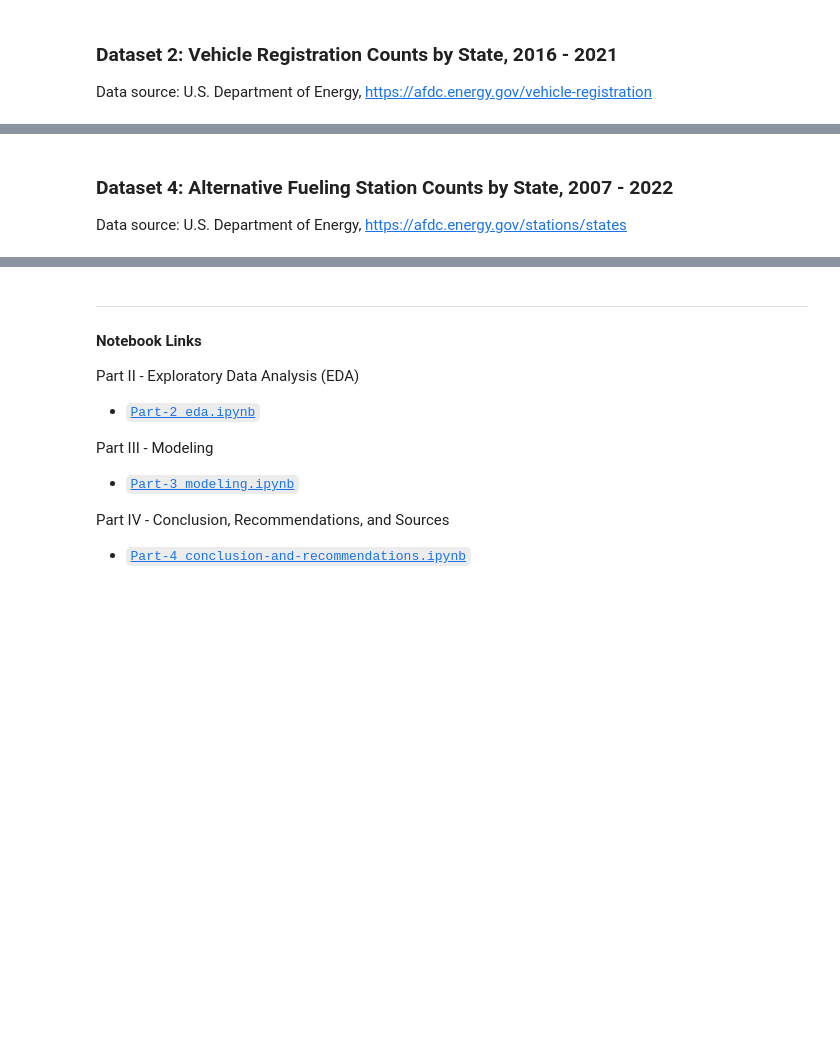
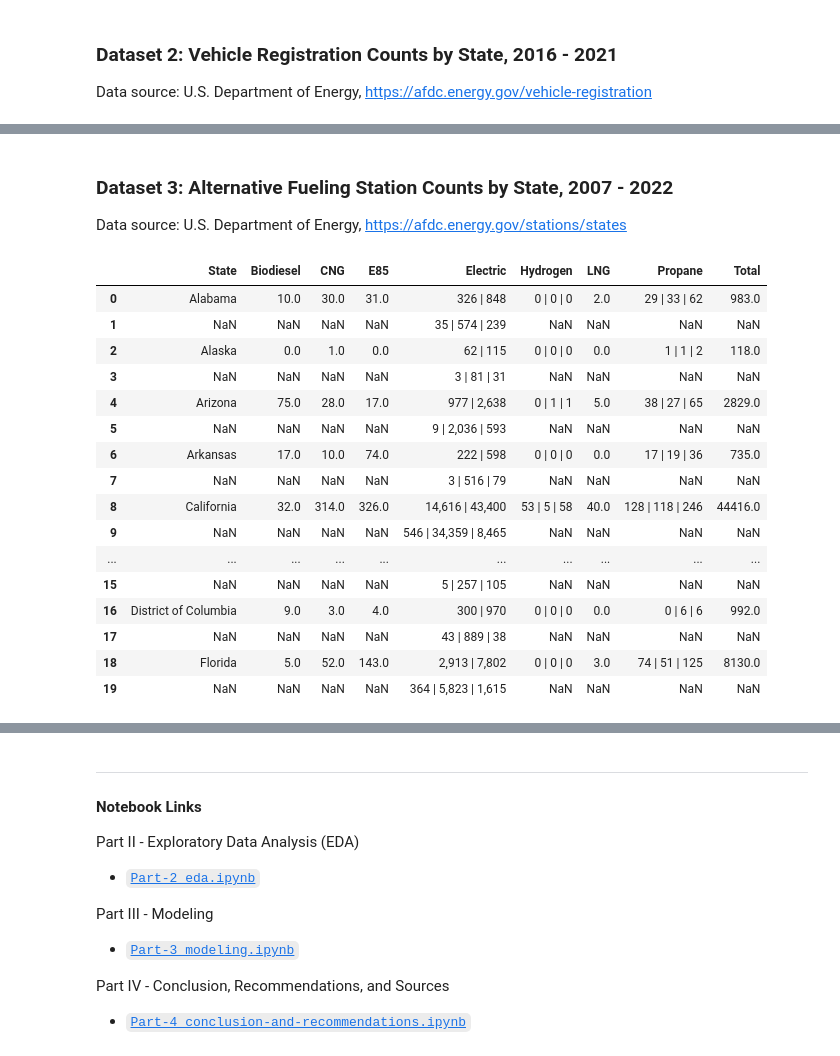
Before and after one commit to boay00/group-project-ev, a Jupyter notebook: code/Part-1_setup-and-clean.ipynb, the cells around one changed output, grey strips where cells are left out. Saved outputs shown, nothing was run; the diff lists cells and outputs as text; code cells hidden in the pictures; blank space fills up the shorter version.

Commit message:
completed Part 1. Added assets folder. Deleted WA EV data. Updated README.

```diff
--- a/code/Part-1_setup-and-clean.ipynb
+++ b/code/Part-1_setup-and-clean.ipynb
@@ -253,3 +302,25 @@ Data source: data.gov, https://catalog.data.gov/dataset/electric-vehicle-populat
 # %% [markdown]
-### Dataset 4: Alternative Fueling Station Counts by State, 2007 - 2022
+### Dataset 3: Alternative Fueling Station Counts by State, 2007 - 2022
 Data source: U.S. Department of Energy, https://afdc.energy.gov/stations/states
+# %%
+# read data from excel_sheet to check the datafram information
+station_counts_2022 = pd.read_excel("../data/historical-station-counts.xlsx", sheet_name="2022")
+station_counts_2022.head(20)
+# %% [output]
+|  | State | Biodiesel | CNG | E85 | Electric | Hydrogen | LNG | Propane | Total |
+| 0 | Alabama | 10.0 | 30.0 | 31.0 | 326 | 848 | 0 | 0 | 0 | 2.0 | 29 | 33 | 62 | 983.0 |
+| 1 | NaN | NaN | NaN | NaN | 35 | 574 | 239 | NaN | NaN | NaN | NaN |
+| 2 | Alaska | 0.0 | 1.0 | 0.0 | 62 | 115 | 0 | 0 | 0 | 0.0 | 1 | 1 | 2 | 118.0 |
+| 3 | NaN | NaN | NaN | NaN | 3 | 81 | 31 | NaN | NaN | NaN | NaN |
+| 4 | Arizona | 75.0 | 28.0 | 17.0 | 977 | 2,638 | 0 | 1 | 1 | 5.0 | 38 | 27 | 65 | 2829.0 |
+| 5 | NaN | NaN | NaN | NaN | 9 | 2,036 | 593 | NaN | NaN | NaN | NaN |
+| 6 | Arkansas | 17.0 | 10.0 | 74.0 | 222 | 598 | 0 | 0 | 0 | 0.0 | 17 | 19 | 36 | 735.0 |
+| 7 | NaN | NaN | NaN | NaN | 3 | 516 | 79 | NaN | NaN | NaN | NaN |
+| 8 | California | 32.0 | 314.0 | 326.0 | 14,616 | 43,400 | 53 | 5 | 58 | 40.0 | 128 | 118 | 246 | 44416.0 |
+| 9 | NaN | NaN | NaN | NaN | 546 | 34,359 | 8,465 | NaN | NaN | NaN | NaN |
+| ... | ... | ... | ... | ... | ... | ... | ... | ... | ... |
+| 15 | NaN | NaN | NaN | NaN | 5 | 257 | 105 | NaN | NaN | NaN | NaN |
+| 16 | District of Columbia | 9.0 | 3.0 | 4.0 | 300 | 970 | 0 | 0 | 0 | 0.0 | 0 | 6 | 6 | 992.0 |
+| 17 | NaN | NaN | NaN | NaN | 43 | 889 | 38 | NaN | NaN | NaN | NaN |
+| 18 | Florida | 5.0 | 52.0 | 143.0 | 2,913 | 7,802 | 0 | 0 | 0 | 3.0 | 74 | 51 | 125 | 8130.0 |
+| 19 | NaN | NaN | NaN | NaN | 364 | 5,823 | 1,615 | NaN | NaN | NaN | NaN |
```
Also changed, not shown: parts of 24 cells of this notebook, 7 other files.
